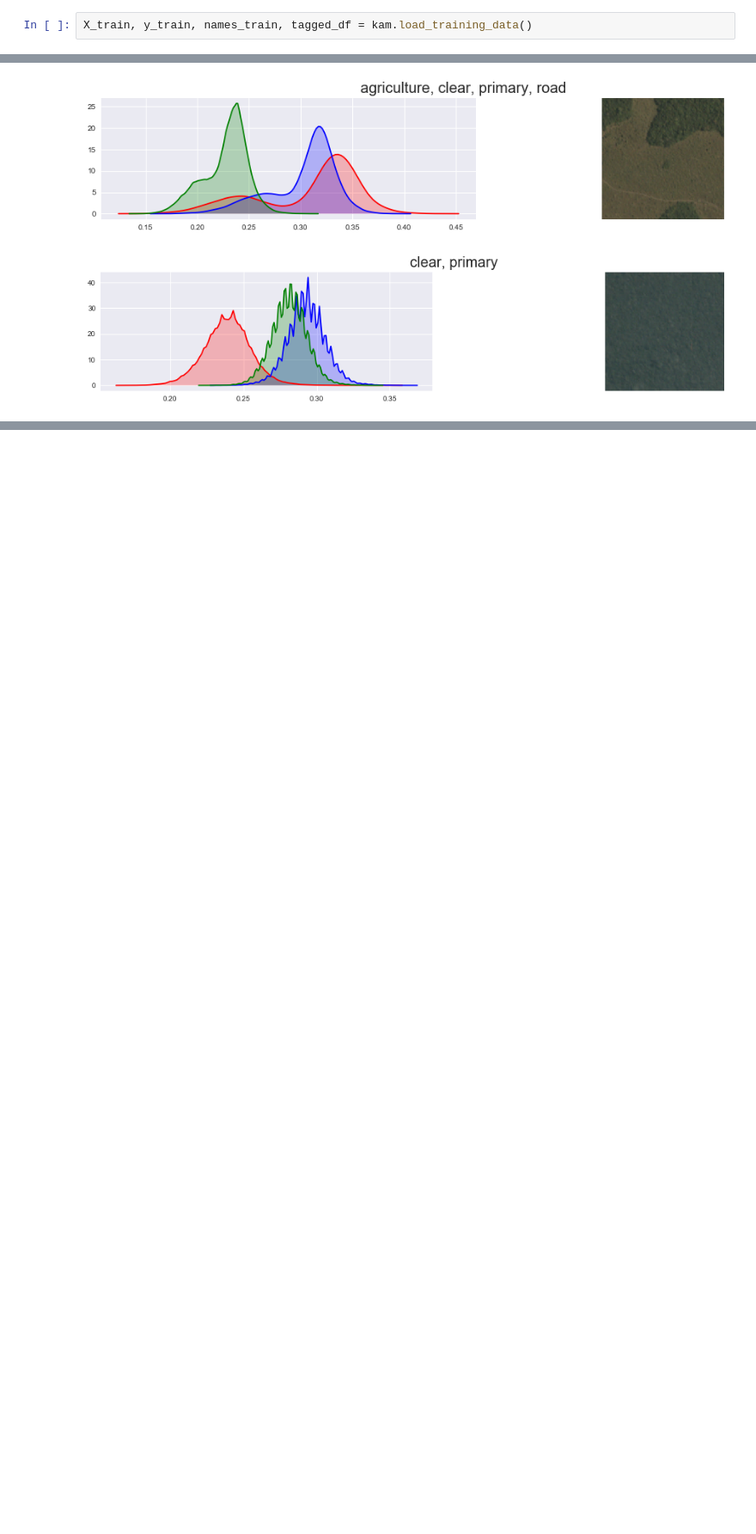
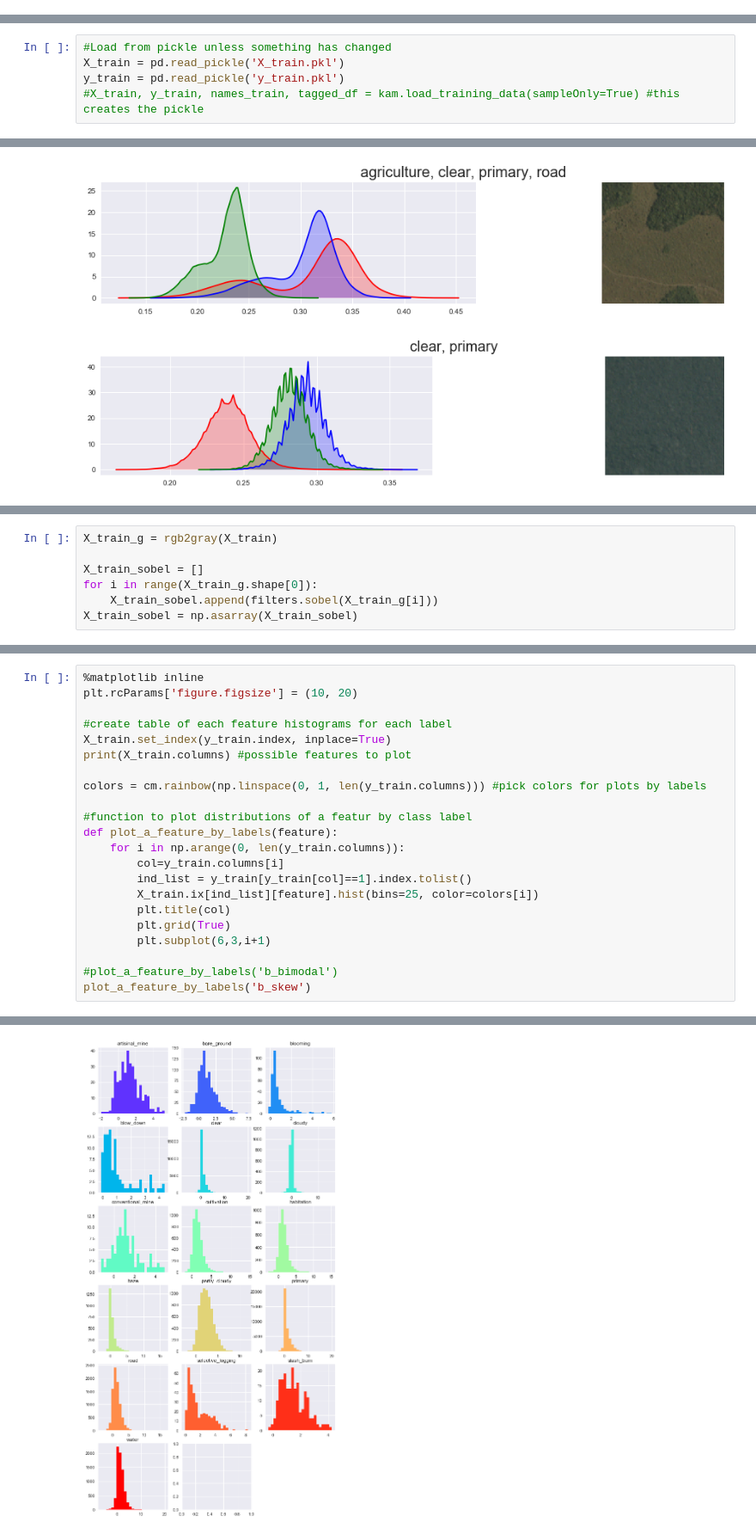
Before and after one commit to alineberry/kaggle_UnderstandingAmazonFromSpace, a Jupyter notebook: develop/claire-lab-notebook.ipynb, the cells around one changed output, grey strips where cells are left out. Shown at 86% size. Drawn from its saved outputs; the diff is of its cells as text; blank space fills up the shorter version.

Commit message:
updated notebook feature distributions by labels

```diff
--- a/develop/claire-lab-notebook.ipynb
+++ b/develop/claire-lab-notebook.ipynb
@@ -20,5 +20,3 @@ if not path in sys.path:
 del cwd, path
 # %%
 import KaggleAmazonMain as kam
-# %%
-X_train, y_train, names_train, tagged_df = kam.load_training_data()
@@ -28,3 +23,8 @@ Loading jpg image dataset
+# %%
+#Load from pickle unless something has changed
+X_train = pd.read_pickle('X_train.pkl')
+y_train = pd.read_pickle('y_train.pkl')
+#X_train, y_train, names_train, tagged_df = kam.load_training_data(sampleOnly=True) #this creates the pickle
 # %%
 tagged_df.head()
 # %% [output]
@@ -205,0 +146,7 @@ After splitting on the mean, the two modes are found at [ 0.18] and [ 0.23]
+# %%
+X_train_g = rgb2gray(X_train)
+
+X_train_sobel = []
+for i in range(X_train_g.shape[0]):
+    X_train_sobel.append(filters.sobel(X_train_g[i]))
+X_train_sobel = np.asarray(X_train_sobel)
@@ -205,0 +159,23 @@ After splitting on the mean, the two modes are found at [ 0.18] and [ 0.23]
+# %%
+%matplotlib inline
+plt.rcParams['figure.figsize'] = (10, 20)
+
+#create table of each feature histograms for each label
+X_train.set_index(y_train.index, inplace=True)
+print(X_train.columns) #possible features to plot
+
+colors = cm.rainbow(np.linspace(0, 1, len(y_train.columns))) #pick colors for plots by labels
+
+#function to plot distributions of a featur by class label
+def plot_a_feature_by_labels(feature):
+    for i in np.arange(0, len(y_train.columns)):
+        col=y_train.columns[i]
+        ind_list = y_train[y_train[col]==1].index.tolist()
+        X_train.ix[ind_list][feature].hist(bins=25, color=colors[i])
+        plt.title(col)
+        plt.grid(True)
+        plt.subplot(6,3,i+1)
+
+#plot_a_feature_by_labels('b_bimodal')
+plot_a_feature_by_labels('b_skew')
+# %% [output]
@@ -205,0 +189 @@ After splitting on the mean, the two modes are found at [ 0.18] and [ 0.23]
+[figure, added]
```
Also changed, not shown: parts of 13 cells of this notebook, 2 other files.
